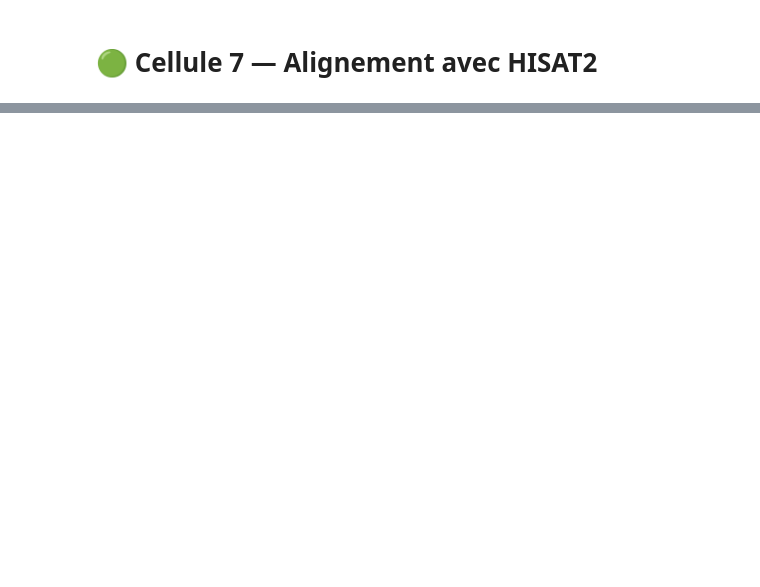
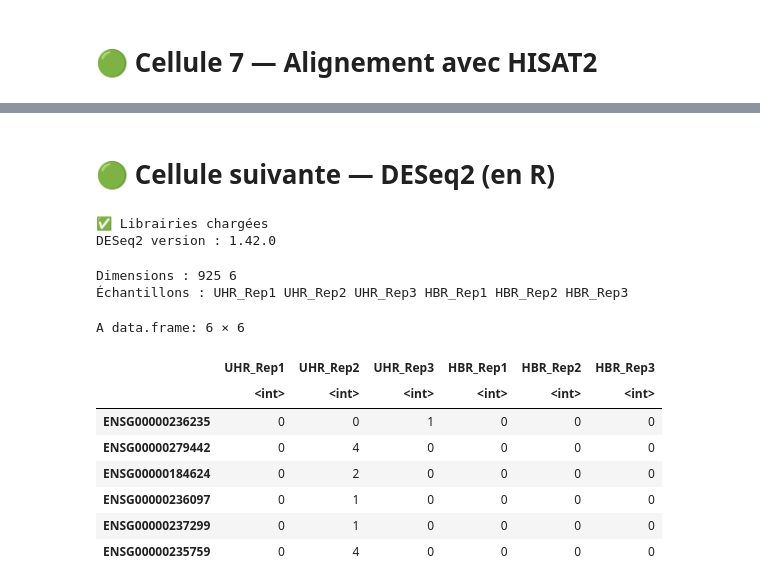
Before and after one commit to arvisjose-coder/rnaseq_analysis, a Jupyter notebook: notebooks/analyse_rnaseq.ipynb, the cells around one changed output, grey strips where cells are left out. Cells and saved outputs as stored; diff of their text form; code cells hidden in the pictures; blank space fills up the shorter version.

```diff
--- a/notebooks/analyse_rnaseq.ipynb
+++ b/notebooks/analyse_rnaseq.ipynb
@@ -266,0 +489,38 @@ print("\n✅ Tous les échantillons sont alignés !")
+# %% [markdown]
+# 🟢 Cellule suivante — DESeq2 (en R)
+# %%
+# Chargement des librairies R
+suppressMessages({
+  library(DESeq2)
+  library(ggplot2)
+  library(pheatmap)
+  library(RColorBrewer)
+  library(ggrepel)
+  library(dplyr)
+})
+
+cat("✅ Librairies chargées\n")
+cat("DESeq2 version :", as.character(packageVersion("DESeq2")), "\n")
+# %% [output]
+✅ Librairies chargées
+DESeq2 version : 1.42.0
+# %%
+# Chargement de la matrice de counts
+counts_mat <- read.csv("../results/03_abundance/counts_clean.csv", row.names=1)
+
+# Vérification
+cat("Dimensions :", dim(counts_mat), "\n")
+cat("Échantillons :", colnames(counts_mat), "\n")
+head(counts_mat)
+# %% [output]
+Dimensions : 925 6
+Échantillons : UHR_Rep1 UHR_Rep2 UHR_Rep3 HBR_Rep1 HBR_Rep2 HBR_Rep3
+A data.frame: 6 × 6
+|  | UHR_Rep1 | UHR_Rep2 | UHR_Rep3 | HBR_Rep1 | HBR_Rep2 | HBR_Rep3 |
+|  | <int> | <int> | <int> | <int> | <int> | <int> |
+| ENSG00000236235 | 0 | 0 | 1 | 0 | 0 | 0 |
+| ENSG00000279442 | 0 | 4 | 0 | 0 | 0 | 0 |
+| ENSG00000184624 | 0 | 2 | 0 | 0 | 0 | 0 |
+| ENSG00000236097 | 0 | 1 | 0 | 0 | 0 | 0 |
+| ENSG00000237299 | 0 | 1 | 0 | 0 | 0 | 0 |
+| ENSG00000235759 | 0 | 4 | 0 | 0 | 0 | 0 |
```
Also changed, not shown: parts of 21 cells of this notebook, 3 other files.
